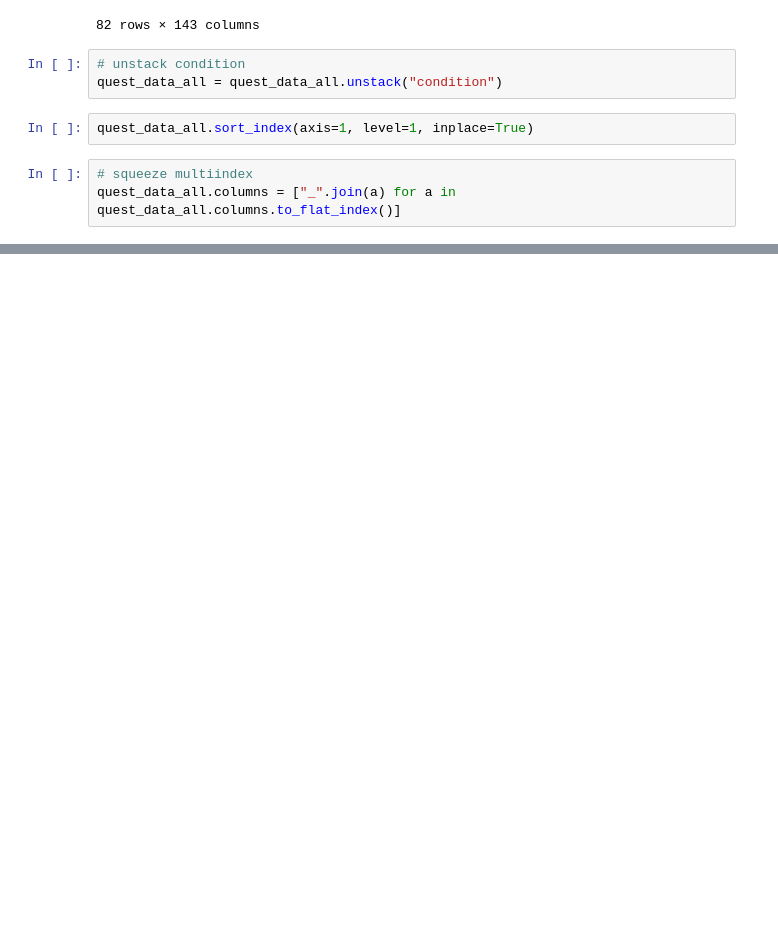
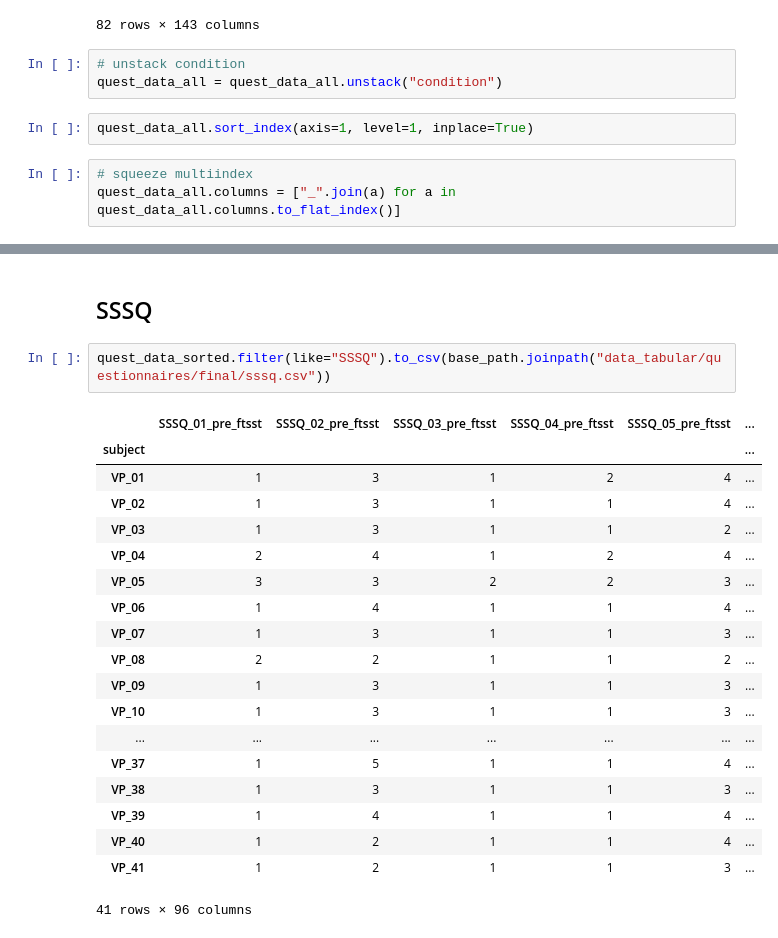
Before and after one commit to empkins/empkins-d03-preprocessing, a Jupyter notebook: experiments/2022_05_macro/unipark/Questionnaires_Pre_Post.ipynb, the cells around one changed output, grey strips where cells are left out. Cells and saved outputs as stored; diff of their text form; blank space fills up the shorter version.

```diff
--- a/experiments/2022_05_macro/unipark/Questionnaires_Pre_Post.ipynb
+++ b/experiments/2022_05_macro/unipark/Questionnaires_Pre_Post.ipynb
@@ -229,0 +234,24 @@ quest_data.filter(like="TSGS").to_csv(base_path.joinpath("data_tabular/questionn
+# %% [markdown]
+## SSSQ
+# %%
+quest_data_sorted.filter(like="SSSQ").to_csv(base_path.joinpath("data_tabular/questionnaires/final/sssq.csv"))
+# %% [output]
+|  | SSSQ_01_pre_ftsst | SSSQ_02_pre_ftsst | SSSQ_03_pre_ftsst | SSSQ_04_pre_ftsst | SSSQ_05_pre_ftsst | ... |
+| subject |  |  |  |  |  | ... |
+| VP_01 | 1 | 3 | 1 | 2 | 4 | ... |
+| VP_02 | 1 | 3 | 1 | 1 | 4 | ... |
+| VP_03 | 1 | 3 | 1 | 1 | 2 | ... |
+| VP_04 | 2 | 4 | 1 | 2 | 4 | ... |
+| VP_05 | 3 | 3 | 2 | 2 | 3 | ... |
+| VP_06 | 1 | 4 | 1 | 1 | 4 | ... |
+| VP_07 | 1 | 3 | 1 | 1 | 3 | ... |
+| VP_08 | 2 | 2 | 1 | 1 | 2 | ... |
+| VP_09 | 1 | 3 | 1 | 1 | 3 | ... |
+| VP_10 | 1 | 3 | 1 | 1 | 3 | ... |
+| ... | ... | ... | ... | ... | ... | ... |
+| VP_37 | 1 | 5 | 1 | 1 | 4 | ... |
+| VP_38 | 1 | 3 | 1 | 1 | 3 | ... |
+| VP_39 | 1 | 4 | 1 | 1 | 4 | ... |
+| VP_40 | 1 | 2 | 1 | 1 | 4 | ... |
+| VP_41 | 1 | 2 | 1 | 1 | 3 | ... |
+41 rows × 96 columns
```
Also changed, not shown: parts of 9 cells of this notebook.
